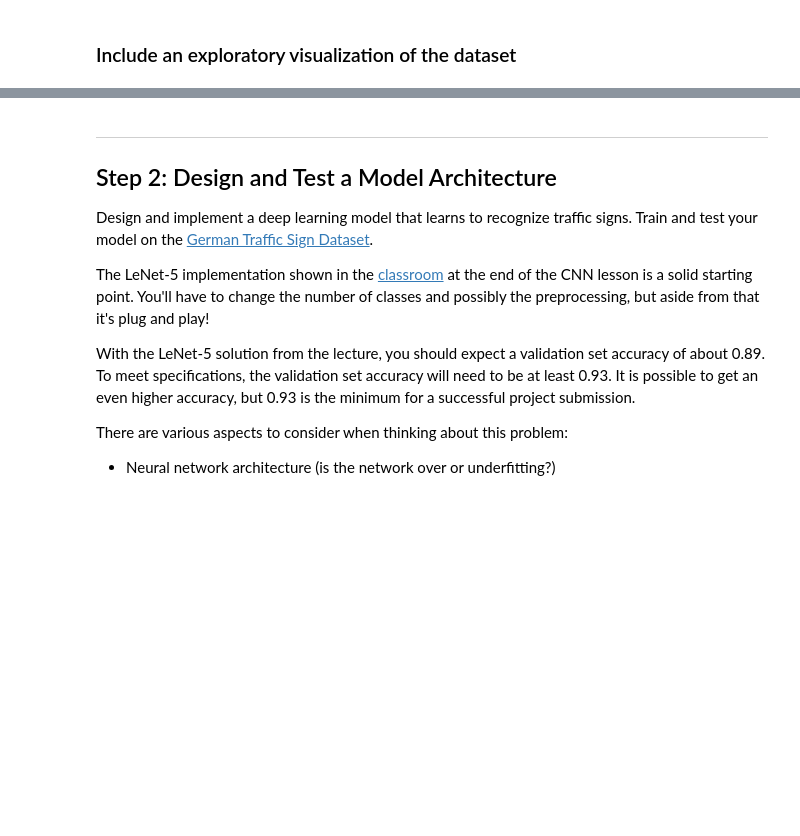
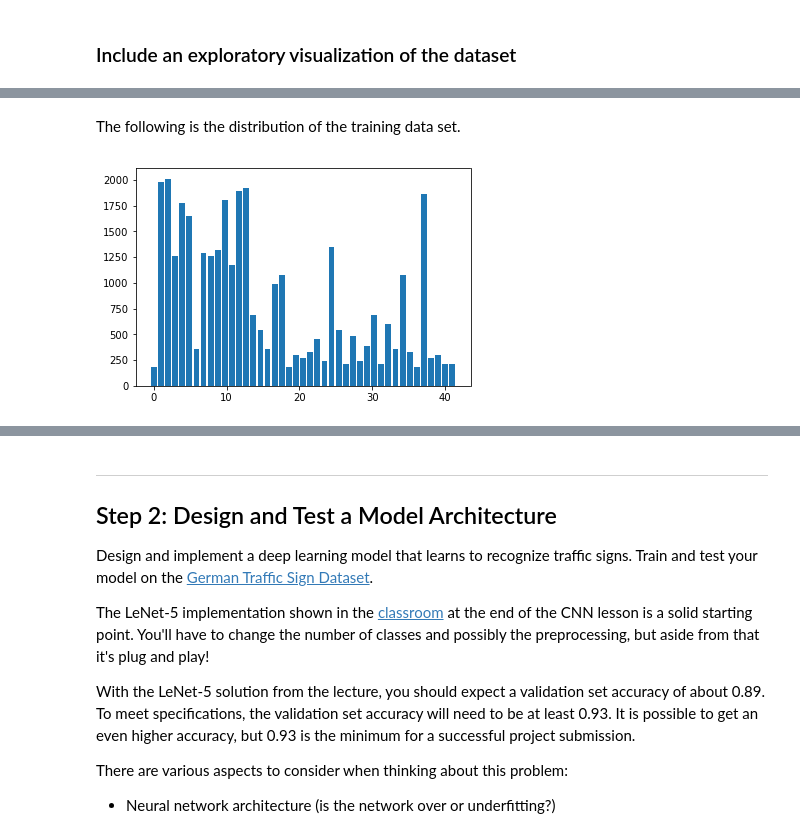
Before and after one commit to hc167/Udacity-SDC-Term-One-Traffic_Sign_Classifier, a Jupyter notebook: Traffic_Sign_Classifier.ipynb, the cells around one changed output, grey strips where cells are left out. Cells and saved outputs as stored; diff of their text form; code cells hidden in the pictures; blank space fills up the shorter version.

```diff
--- a/Traffic_Sign_Classifier.ipynb
+++ b/Traffic_Sign_Classifier.ipynb
@@ -186,0 +176,12 @@ for i in range(18):
+# %% [markdown]
+The following is the distribution of the training data set.
+# %%
+import numpy as np
+
+histogram, bins = np.histogram(y_train, bins=n_classes)
+width = (bins[1] - bins[0]) * 4
+center = (bins[:-1] + bins[0])
+plt.bar(center, histogram)
+plt.show()
+# %% [output]
+[figure, added]
```
Also changed, not shown: parts of 46 cells of this notebook, 1 other file.
